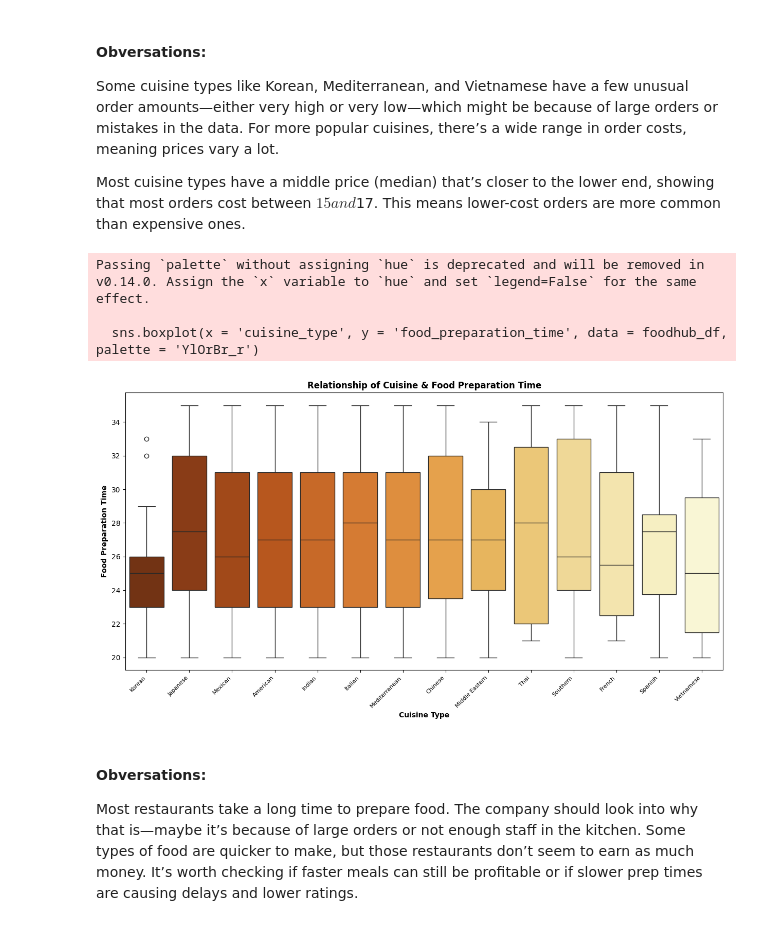
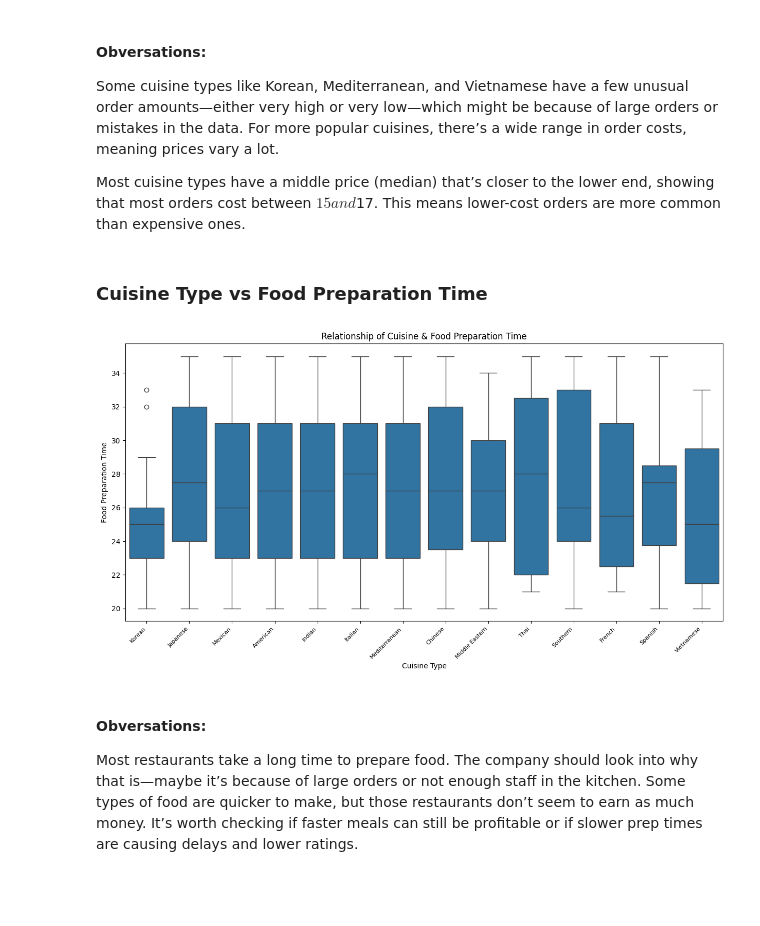
Before and after one commit to rohitdec01/AIML, a Jupyter notebook: 1_Food-Hub-Data-Analysis/rohit_PYF_Project_Learner_Notebook_Full_Code.ipynb, the cells around one changed output. Saved outputs shown, nothing was run; the diff lists cells and outputs as text; code cells hidden in the pictures; blank space fills up the shorter version.

```diff
--- a/1_Food-Hub-Data-Analysis/rohit_PYF_Project_Learner_Notebook_Full_Code.ipynb
+++ b/1_Food-Hub-Data-Analysis/rohit_PYF_Project_Learner_Notebook_Full_Code.ipynb
@@ -556,27 +480,19 @@ plt.show()
 Some cuisine types like Korean, Mediterranean, and Vietnamese have a few unusual order amounts—either very high or very low—which might be because of large orders or mistakes in the data. For more popular cuisines, there’s a wide range in order costs, meaning prices vary a lot.
 
 Most cuisine types have a middle price (median) that’s closer to the lower end, showing that most orders cost between $15 and $17. This means lower-cost orders are more common than expensive ones.
+# %% [markdown]
+### Cuisine Type vs Food Preparation Time
 # %%
-# Examine the relationship between cost of the order and cuisine type.
 plt.figure(figsize=(15,7))
-
-# Create a boxplot to show the relationship between cost of the order and cuisine type.
-sns.boxplot(x = 'cuisine_type', y = 'food_preparation_time', data = foodhub_df, palette = 'YlOrBr_r')
-
-# Set the labels, title, position, fontsize and alignment for the bar chart output.
-plt.xlabel('Cuisine Type', fontsize=10, fontweight='bold')
-plt.ylabel('Food Preparation Time', fontsize=10, fontweight='bold')
-plt.title('Relationship of Cuisine & Food Preparation Time', fontsize=12, fontweight='bold')
+sns.boxplot(x = 'cuisine_type', y = 'food_preparation_time', data = foodhub_df)
+plt.xlabel('Cuisine Type')
+plt.ylabel('Food Preparation Time')
+plt.title('Relationship of Cuisine & Food Preparation Time')
 plt.xticks(rotation=45, fontsize=8, horizontalalignment='right')
 plt.xticks(rotation = 45)
-
-# Show the plot.
 plt.show()
 # %% [output]
-Passing `palette` without assigning `hue` is deprecated and will be removed in v0.14.0. Assign the `x` variable to `hue` and set `legend=False` for the same effect.
-
-  sns.boxplot(x = 'cuisine_type', y = 'food_preparation_time', data = foodhub_df, palette = 'YlOrBr_r')
-[figure, old version]
+[figure, new version]
 # %% [markdown]
 #### Obversations:
 Most restaurants take a long time to prepare food. The company should look into why that is—maybe it’s because of large orders or not enough staff in the kitchen. Some types of food are quicker to make, but those restaurants don’t seem to earn as much money. It’s worth checking if faster meals can still be profitable or if slower prep times are causing delays and lower ratings.
```
Also changed, not shown: parts of 77 cells of this notebook.
